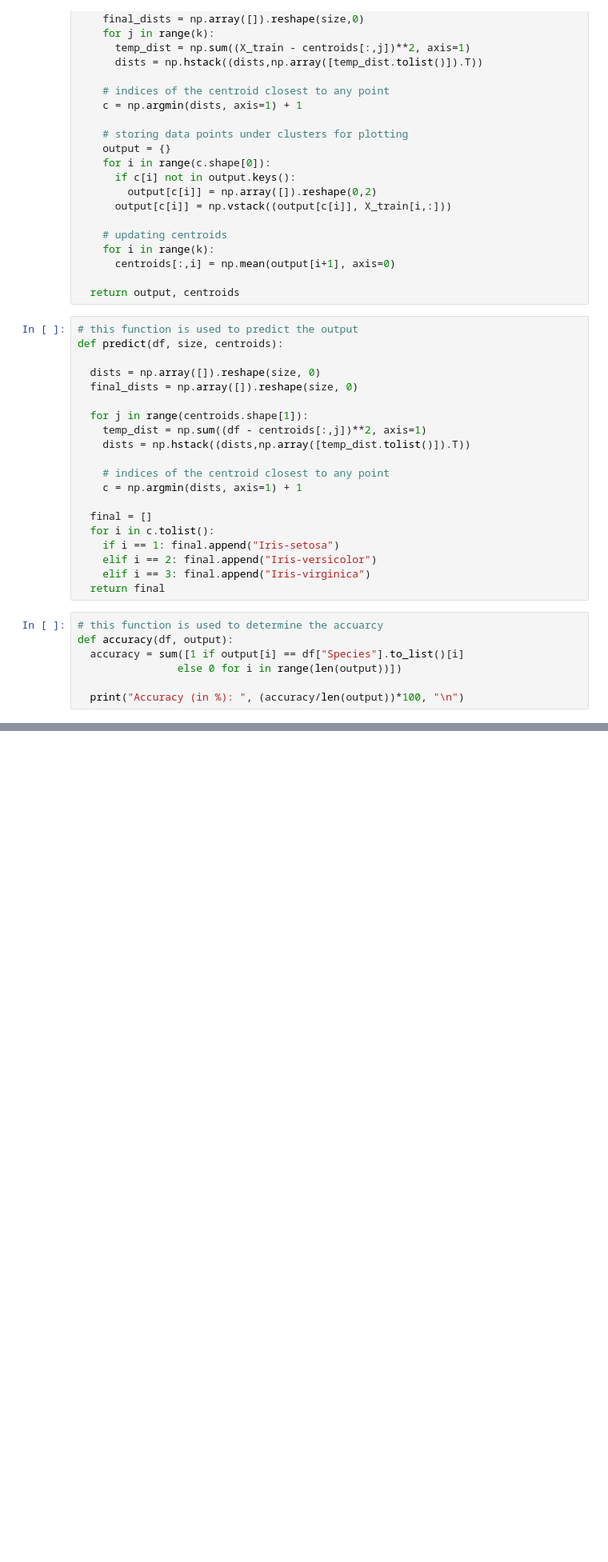
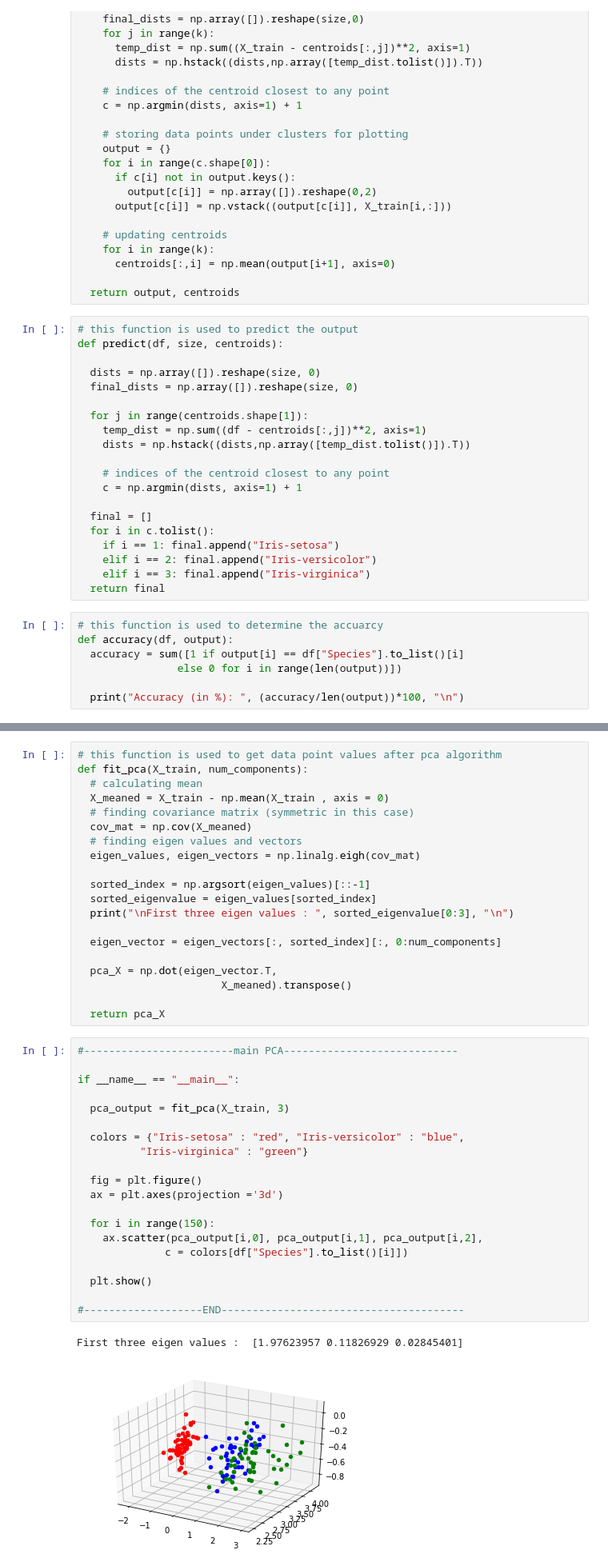
Before and after one commit to hitesh-n/ML_A3, a Jupyter notebook: Unsupervised_learning_fsm.ipynb, the cells around one changed output, grey strips where cells are left out. Shown at 80% size. Saved outputs shown, nothing was run; the diff lists cells and outputs as text; blank space fills up the shorter version.

```diff
--- a/Unsupervised_learning_fsm.ipynb
+++ b/Unsupervised_learning_fsm.ipynb
@@ -262,0 +240,43 @@ actual species should be displayed."""
+# %%
+# this function is used to get data point values after pca algorithm
+def fit_pca(X_train, num_components):
+  # calculating mean
+  X_meaned = X_train - np.mean(X_train , axis = 0)
+  # finding covariance matrix (symmetric in this case)
+  cov_mat = np.cov(X_meaned)
+  # finding eigen values and vectors
+  eigen_values, eigen_vectors = np.linalg.eigh(cov_mat)
+
+  sorted_index = np.argsort(eigen_values)[::-1]
+  sorted_eigenvalue = eigen_values[sorted_index]
+  print("\nFirst three eigen values : ", sorted_eigenvalue[0:3], "\n")
+
+  eigen_vector = eigen_vectors[:, sorted_index][:, 0:num_components]
+
+  pca_X = np.dot(eigen_vector.T,
+                       X_meaned).transpose()
+
+  return pca_X
+# %%
+#------------------------main PCA----------------------------
+
+if __name__ == "__main__":
+
+  pca_output = fit_pca(X_train, 3)
+
+  colors = {"Iris-setosa" : "red", "Iris-versicolor" : "blue",
+          "Iris-virginica" : "green"}
+
+  fig = plt.figure()
+  ax = plt.axes(projection ='3d')
+
+  for i in range(150):
+    ax.scatter(pca_output[i,0], pca_output[i,1], pca_output[i,2],
+              c = colors[df["Species"].to_list()[i]])
+
+  plt.show()
+
+#-------------------END---------------------------------------
+# %% [output]
+First three eigen values :  [1.97623957 0.11826929 0.02845401]
+[figure, added]
```
Also changed, not shown: parts of 5 cells of this notebook.
